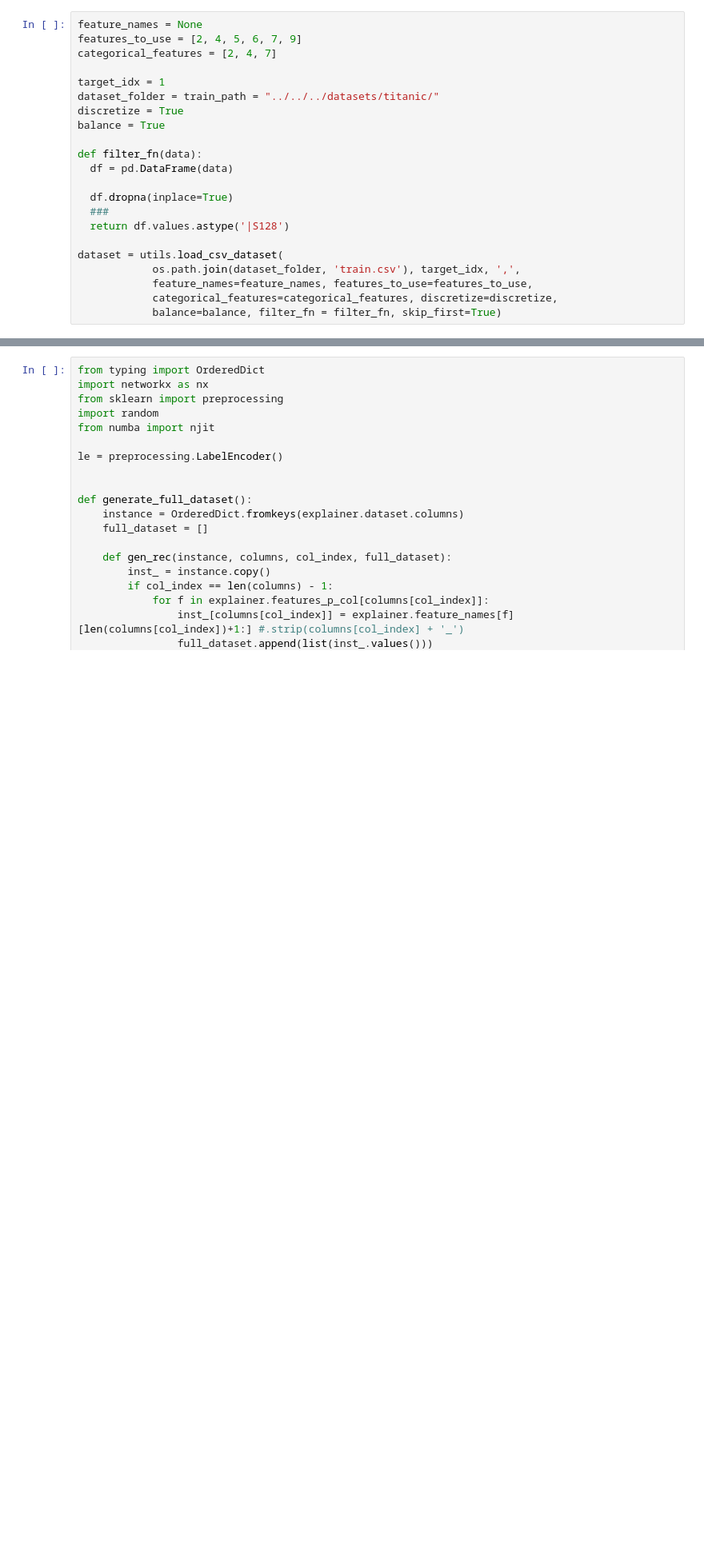
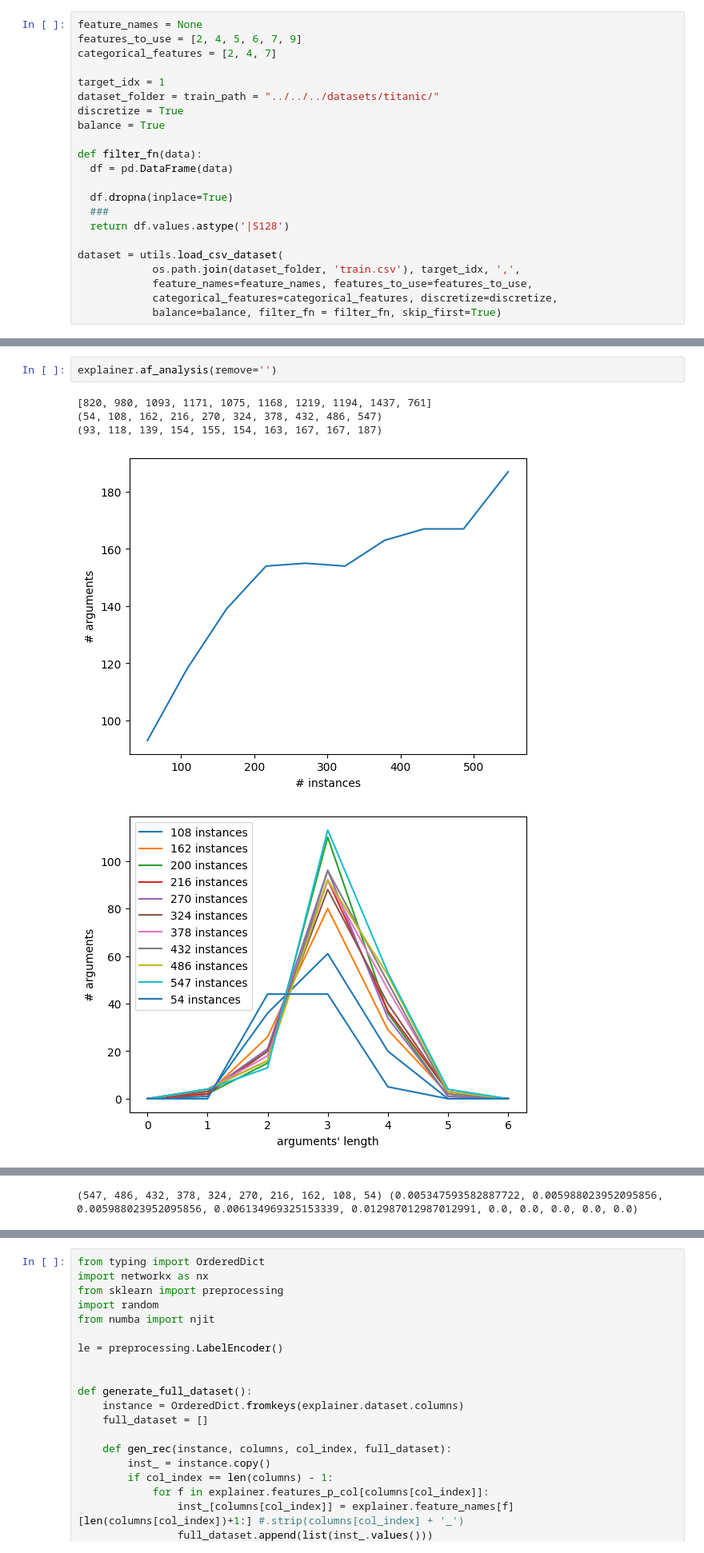
Before and after one commit to htrenquier/argument-based-explainer, a Jupyter notebook: experiments/temp/exp_titanic.ipynb, the cells around one changed output, grey strips where cells are left out. Shown at 80% size. Saved outputs shown, nothing was run; the diff lists cells and outputs as text; blank space fills up the shorter version.

```diff
--- a/experiments/temp/exp_titanic.ipynb
+++ b/experiments/temp/exp_titanic.ipynb
@@ -78,0 +93,8 @@ explainer = ae.ArgTabularExplainer(c, train_data.iloc[0:nb_vals], y, 'titanic_'
+# %%
+explainer.af_analysis(remove='')
+# %% [output]
+[820, 980, 1093, 1171, 1075, 1168, 1219, 1194, 1437, 761]
+(54, 108, 162, 216, 270, 324, 378, 432, 486, 547)
+(93, 118, 139, 154, 155, 154, 163, 167, 167, 187)
+[figure, added]
+[figure, added]
@@ -78,0 +102 @@ explainer = ae.ArgTabularExplainer(c, train_data.iloc[0:nb_vals], y, 'titanic_'
+(547, 486, 432, 378, 324, 270, 216, 162, 108, 54) (0.005347593582887722, 0.005988023952095856, 0.005988023952095856, 0.006134969325153339, 0.012987012987012991, 0.0, 0.0, 0.0, 0.0, 0.0)
```
Also changed, not shown: parts of 10 cells of this notebook, 8 other files.
